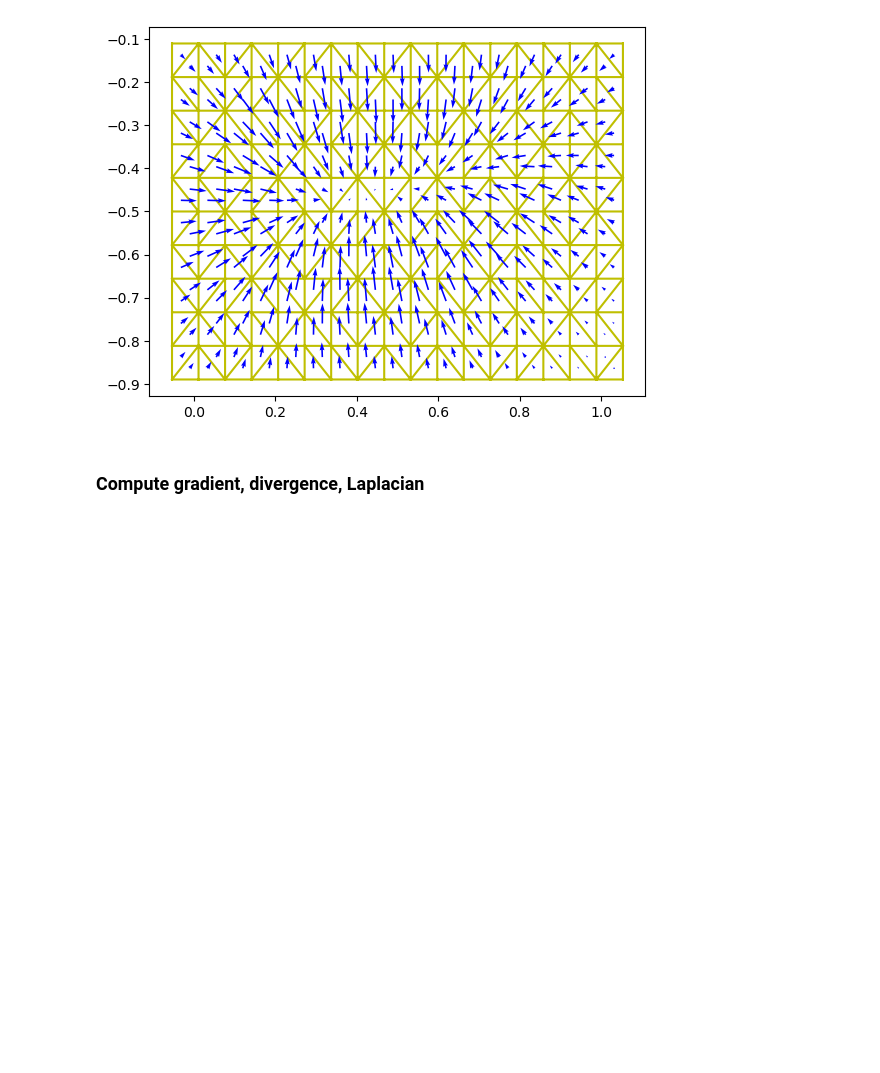
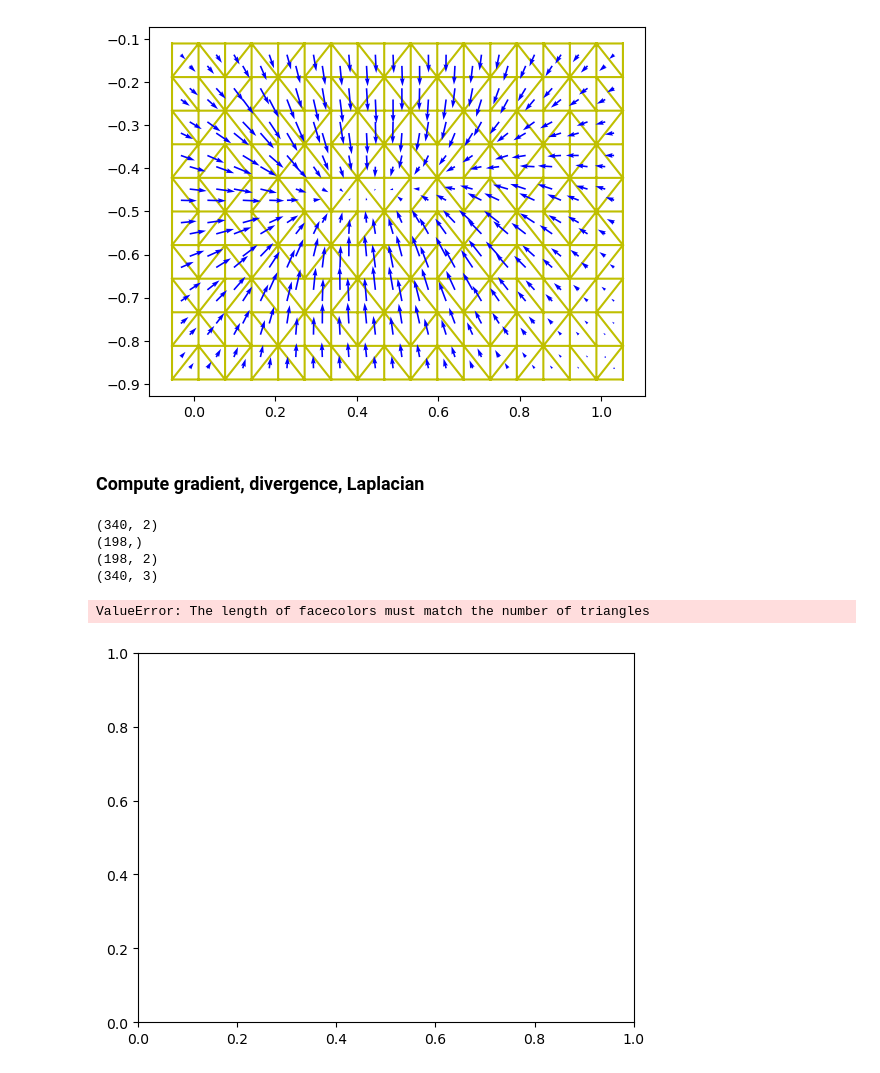
Before and after one commit to lfogarty98/psr_project, a Jupyter notebook: psr.ipynb, the cells around one changed output. Drawn from its saved outputs; the diff is of its cells as text; code cells hidden in the pictures; blank space fills up the shorter version.

Commit message:
first attempt poisson solution
Signed-off-by: Liam Fogarty <lfogarty9995@gmail.com>

```diff
--- a/psr.ipynb
+++ b/psr.ipynb
@@ -116,3 +116,29 @@ G = grad(points, triangulation.simplices)
 L = cotangent_laplacian(points, triangulation.simplices)
 # %%
 # compute discrete divergence
+D = -G.T @ V_face.flatten()
+# %%
+# mass matrix?
+
+# solve the Poisson equation
+from scipy.sparse import linalg
+A = L
+b = D
+x = linalg.spsolve(A, b)
+# %%
+print(V_face.shape)
+print(x.shape)
+print(points.shape)
+print(triangulation.simplices.shape)
+# %% [output]
+(340, 2)
+(198,)
+(198, 2)
+(340, 3)
+# %%
+# visualize the solution
+plt.tripcolor(points[:, 0], points[:, 1], triangulation.simplices, facecolors=x, cmap='viridis', shading='flat')
+plt.plot()
+# %% [output]
+ValueError: The length of facecolors must match the number of triangles
+[figure, added]
```
